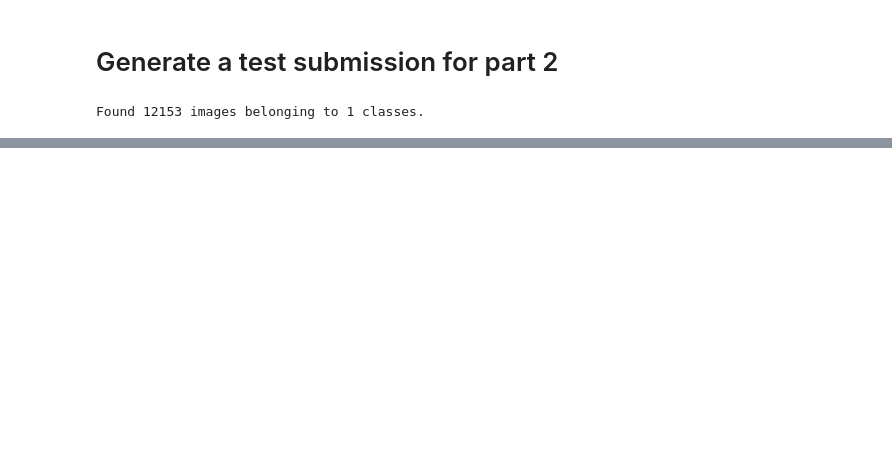
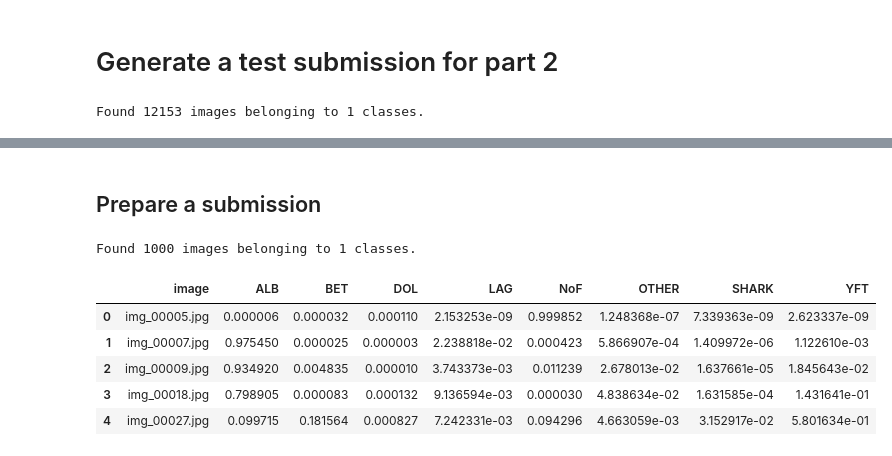
Before and after one commit to Wildebeest/courses, a Jupyter notebook: deeplearning1/nbs/fish.ipynb, the cells around one changed output, grey strips where cells are left out. Saved outputs shown, nothing was run; the diff lists cells and outputs as text; code cells hidden in the pictures; blank space fills up the shorter version.

```diff
--- a/deeplearning1/nbs/fish.ipynb
+++ b/deeplearning1/nbs/fish.ipynb
@@ -213,0 +479,4 @@ submission.to_csv(os.path.join(path, 'stage_two.csv.gz'), index=False, compressi
+# %%
+model.optimizer.lr = 0.001
+model.fit_generator(train_gen, samples_per_epoch=train_gen.nb_sample, nb_epoch=4,
+                    validation_data=valid_gen, nb_val_samples=valid_gen.nb_sample)
@@ -213,0 +493,3 @@ submission.to_csv(os.path.join(path, 'stage_two.csv.gz'), index=False, compressi
+# %%
+model.fit_generator(train_gen, samples_per_epoch=train_gen.nb_sample, nb_epoch=4,
+                    validation_data=valid_gen, nb_val_samples=valid_gen.nb_sample)
@@ -213,0 +506,4 @@ submission.to_csv(os.path.join(path, 'stage_two.csv.gz'), index=False, compressi
+# %%
+model.optimizer.lr = 0.0001
+model.fit_generator(train_gen, samples_per_epoch=train_gen.nb_sample, nb_epoch=4,
+                    validation_data=valid_gen, nb_val_samples=valid_gen.nb_sample)
@@ -213,0 +522,4 @@ submission.to_csv(os.path.join(path, 'stage_two.csv.gz'), index=False, compressi
+# %%
+model.optimizer.lr = 0.00001
+model.fit_generator(train_gen, samples_per_epoch=train_gen.nb_sample, nb_epoch=4,
+                    validation_data=valid_gen, nb_val_samples=valid_gen.nb_sample)
@@ -213,0 +538,22 @@ submission.to_csv(os.path.join(path, 'stage_two.csv.gz'), index=False, compressi
+# %% [markdown]
+## Prepare a submission
+# %%
+testpath = path + '/test_stg1'
+test_gen = batch_gen(testpath, class_mode=None, shuffle=False)
+predictions_one = model.predict_generator(test_gen, test_gen.nb_sample)
+
+import pandas as pd
+import os
+
+classes = sorted(train_gen.class_indices, key=train_gen.class_indices.get)
+submission_one = pd.DataFrame(predictions_one, columns=classes)
+submission_one.insert(0, 'image', [os.path.basename(filename) for filename in test_gen.filenames])
+submission_one.head()
+# %% [output]
+Found 1000 images belonging to 1 classes.
+|  | image | ALB | BET | DOL | LAG | NoF | OTHER | SHARK | YFT |
+| 0 | img_00005.jpg | 0.000006 | 0.000032 | 0.000110 | 2.153253e-09 | 0.999852 | 1.248368e-07 | 7.339363e-09 | 2.623337e-09 |
+| 1 | img_00007.jpg | 0.975450 | 0.000025 | 0.000003 | 2.238818e-02 | 0.000423 | 5.866907e-04 | 1.409972e-06 | 1.122610e-03 |
+| 2 | img_00009.jpg | 0.934920 | 0.004835 | 0.000010 | 3.743373e-03 | 0.011239 | 2.678013e-02 | 1.637661e-05 | 1.845643e-02 |
+| 3 | img_00018.jpg | 0.798905 | 0.000083 | 0.000132 | 9.136594e-03 | 0.000030 | 4.838634e-02 | 1.631585e-04 | 1.431641e-01 |
+| 4 | img_00027.jpg | 0.099715 | 0.181564 | 0.000827 | 7.242331e-03 | 0.094296 | 4.663059e-03 | 3.152917e-02 | 5.801634e-01 |
```
Also changed, not shown: parts of 272 cells of this notebook, 1 other file.
